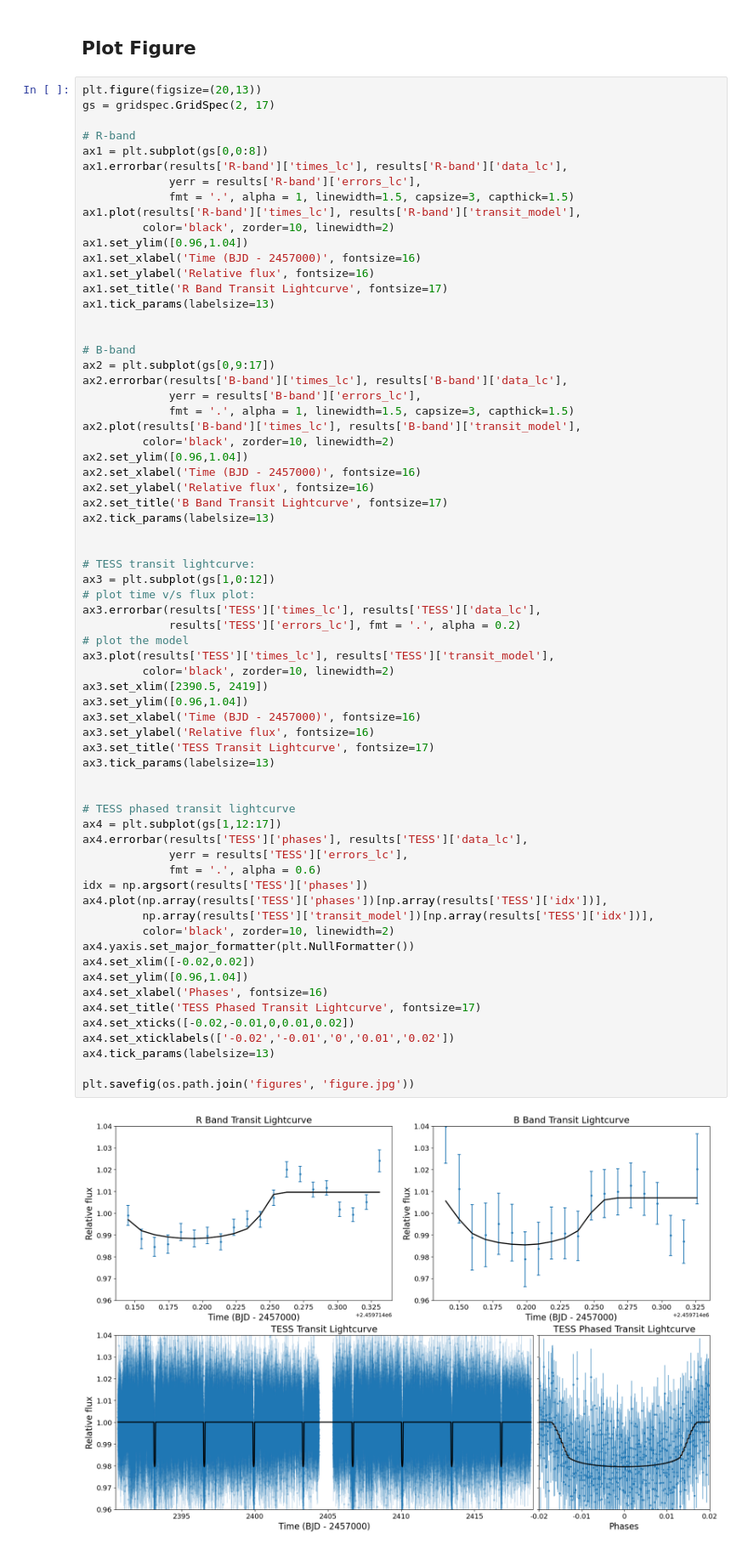
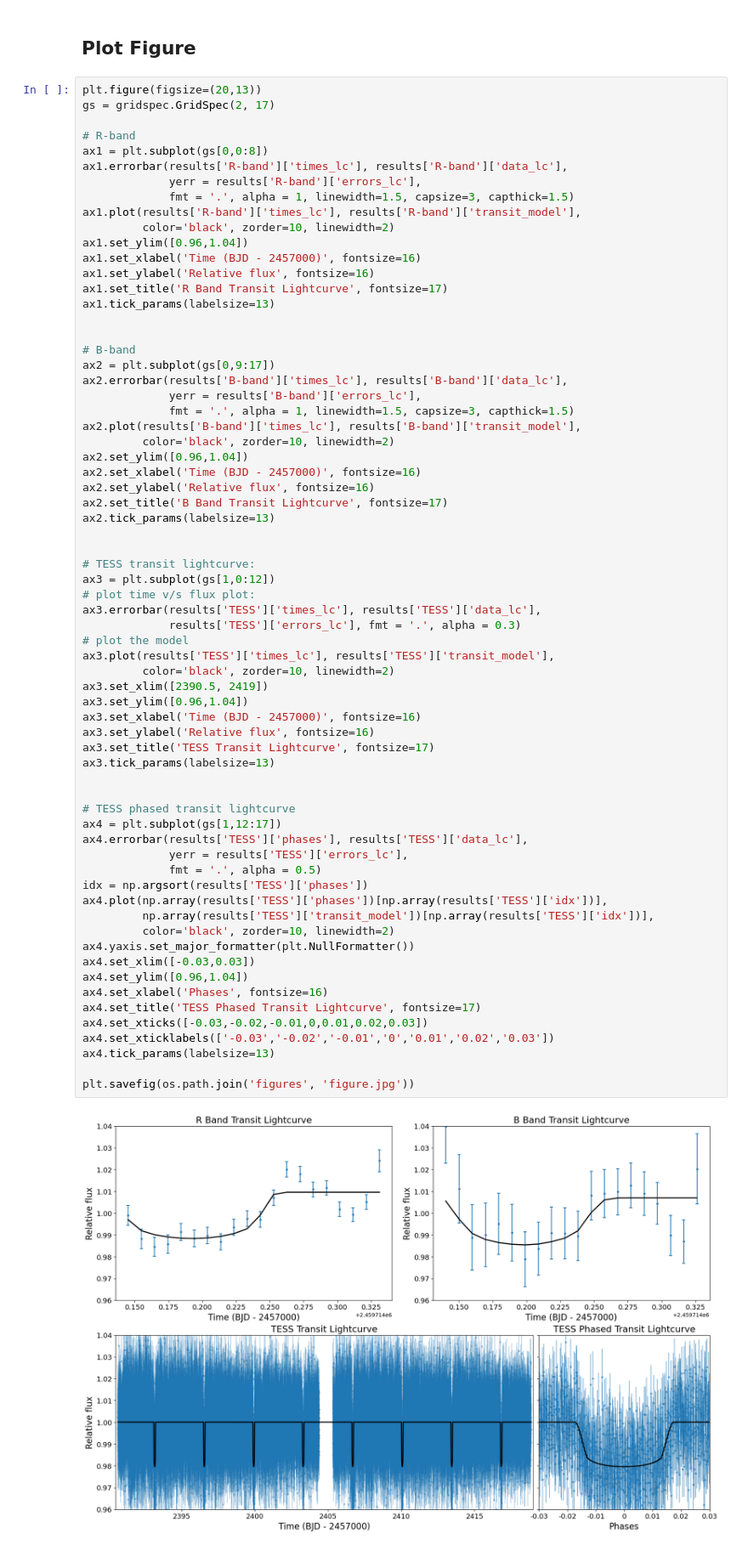
Before and after one commit to Lukeli0425/Exoplanet-Fit, a Jupyter notebook: figure.ipynb, the cells around one changed output. Shown: that part at 85% size. Drawn from its saved outputs; the diff is of its cells as text.

```diff
--- a/figure.ipynb
+++ b/figure.ipynb
@@ -60,36 +53,36 @@ ax2.tick_params(labelsize=13)
 ax3 = plt.subplot(gs[1,0:12])
 # plot time v/s flux plot:
 ax3.errorbar(results['TESS']['times_lc'], results['TESS']['data_lc'],
-             results['TESS']['errors_lc'], fmt = '.', alpha = 0.2)
+             results['TESS']['errors_lc'], fmt = '.', alpha = 0.3)
 # plot the model
 ax3.plot(results['TESS']['times_lc'], results['TESS']['transit_model'],
          color='black', zorder=10, linewidth=2)
 ax3.set_xlim([2390.5, 2419])
 ax3.set_ylim([0.96,1.04])
 ax3.set_xlabel('Time (BJD - 2457000)', fontsize=16)
 ax3.set_ylabel('Relative flux', fontsize=16)
 ax3.set_title('TESS Transit Lightcurve', fontsize=17)
 ax3.tick_params(labelsize=13)
 
 
 # TESS phased transit lightcurve
 ax4 = plt.subplot(gs[1,12:17])
 ax4.errorbar(results['TESS']['phases'], results['TESS']['data_lc'],
              yerr = results['TESS']['errors_lc'],
-             fmt = '.', alpha = 0.6)
+             fmt = '.', alpha = 0.5)
 idx = np.argsort(results['TESS']['phases'])
 ax4.plot(np.array(results['TESS']['phases'])[np.array(results['TESS']['idx'])],
          np.array(results['TESS']['transit_model'])[np.array(results['TESS']['idx'])],
          color='black', zorder=10, linewidth=2)
 ax4.yaxis.set_major_formatter(plt.NullFormatter())
-ax4.set_xlim([-0.02,0.02])
+ax4.set_xlim([-0.03,0.03])
 ax4.set_ylim([0.96,1.04])
 ax4.set_xlabel('Phases', fontsize=16)
 ax4.set_title('TESS Phased Transit Lightcurve', fontsize=17)
-ax4.set_xticks([-0.02,-0.01,0,0.01,0.02])
-ax4.set_xticklabels(['-0.02','-0.01','0','0.01','0.02'])
+ax4.set_xticks([-0.03,-0.02,-0.01,0,0.01,0.02,0.03])
+ax4.set_xticklabels(['-0.03','-0.02','-0.01','0','0.01','0.02','0.03'])
 ax4.tick_params(labelsize=13)
 
 plt.savefig(os.path.join('figures', 'figure.jpg'))
 # %% [output]
-[figure, old version]
+[figure, new version]
```
Also changed, not shown: parts of 1 cell of this notebook.
